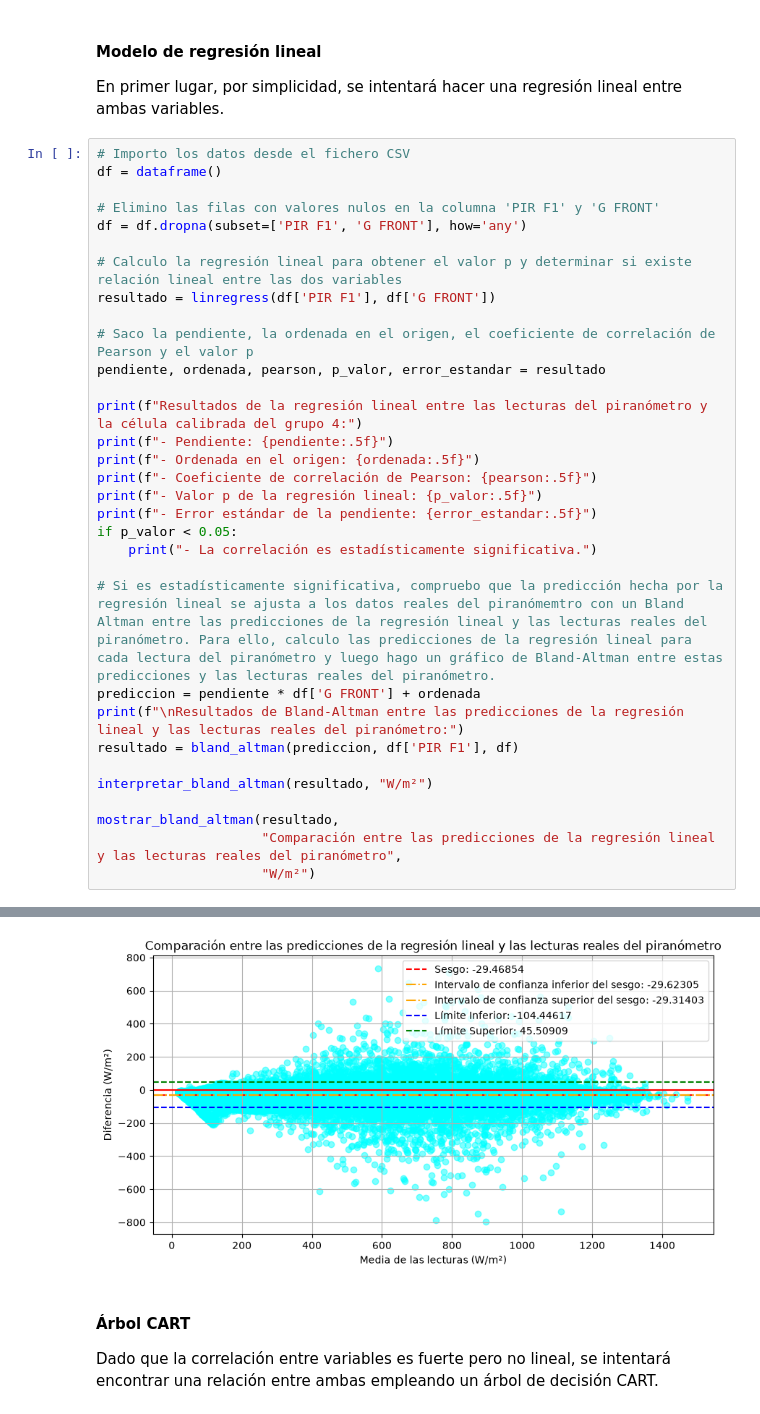
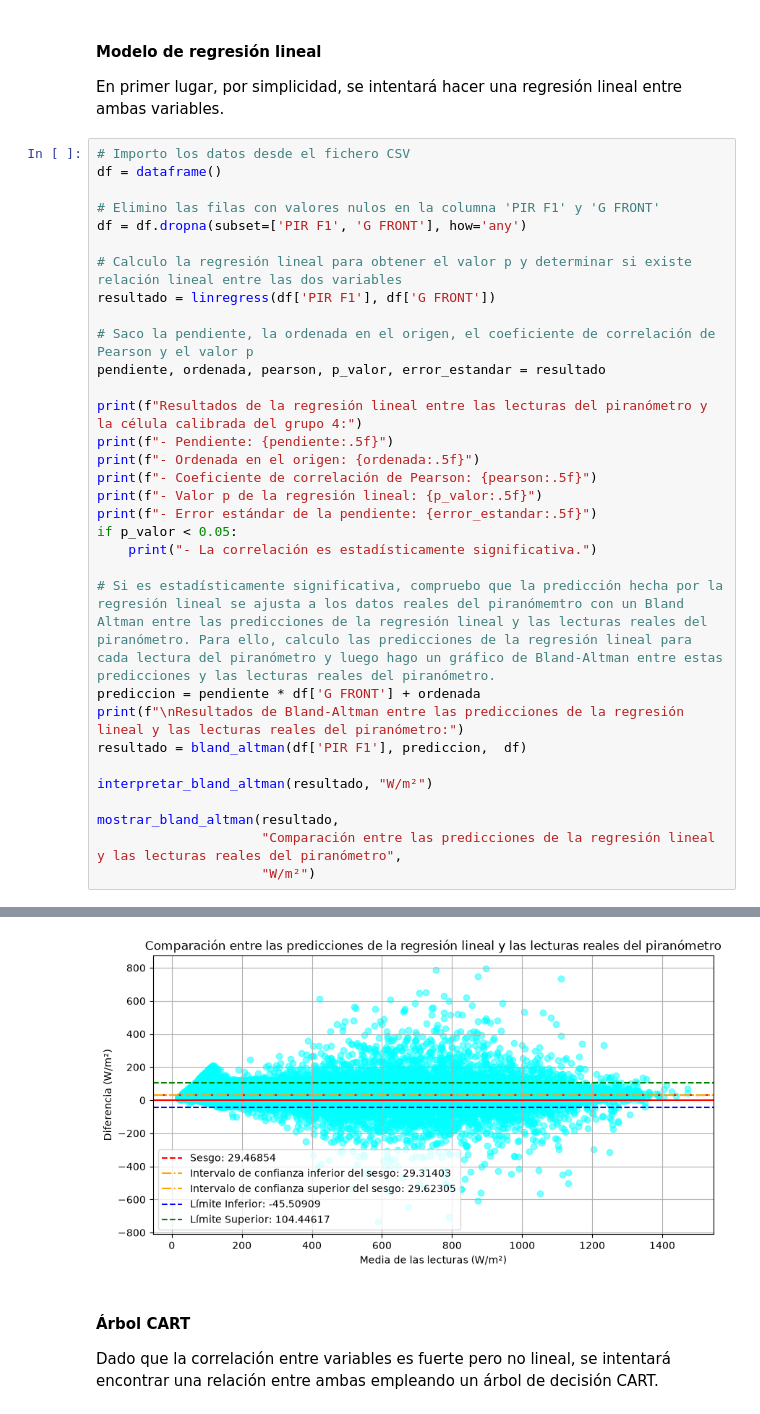
Before and after one commit to jcv00036/extracurriculares_simidat_scripts, a Jupyter notebook: cuadernos/estudio_variables.ipynb, the cells around one changed output, grey strips where cells are left out. Saved outputs shown, nothing was run; the diff lists cells and outputs as text.

```diff
--- a/cuadernos/estudio_variables.ipynb
+++ b/cuadernos/estudio_variables.ipynb
@@ -179,7 +180,7 @@ if p_valor < 0.05:
 # Si es estadísticamente significativa, compruebo que la predicción hecha por la regresión lineal se ajusta a los datos reales del piranómemtro con un Bland Altman entre las predicciones de la regresión lineal y las lecturas reales del piranómetro. Para ello, calculo las predicciones de la regresión lineal para cada lectura del piranómetro y luego hago un gráfico de Bland-Altman entre estas predicciones y las lecturas reales del piranómetro.
 prediccion = pendiente * df['G FRONT'] + ordenada
 print(f"\nResultados de Bland-Altman entre las predicciones de la regresión lineal y las lecturas reales del piranómetro:")
-resultado = bland_altman(prediccion, df['PIR F1'], df)
+resultado = bland_altman(df['PIR F1'], prediccion,  df)
 
 interpretar_bland_altman(resultado, "W/m²")
 
@@ -203,6 +204,6 @@ Interpretación del resultado:
 - El margen de error para el sesgo es de 0.15451 W/m², lo que indica la precisión con la que se ha estimado el sesgo.
 - La línea de igualdad (y=0) no está dentro del intervalo de confianza del sesgo, por lo que el sesgo es estadísticamente significativo.
-[figure, old version]
+[figure, new version]
 # %% [markdown]
 #### Árbol CART
 
```
Also changed, not shown: parts of 14 cells of this notebook, 3 other files.
